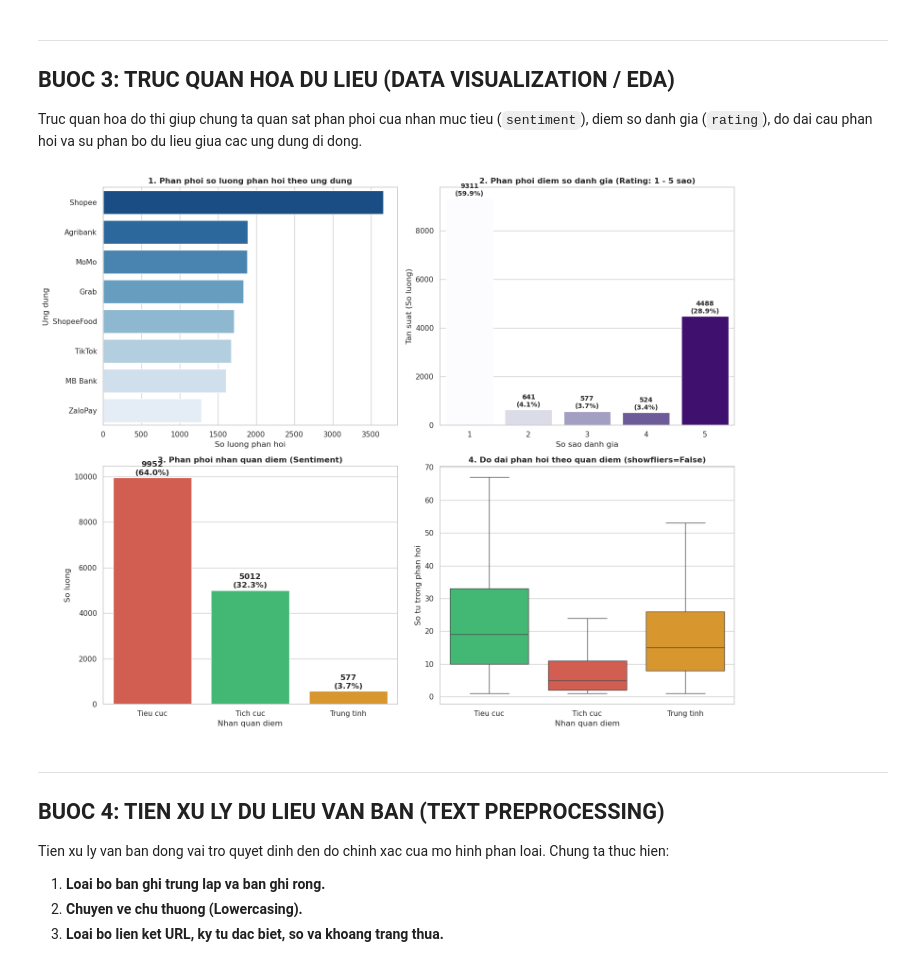
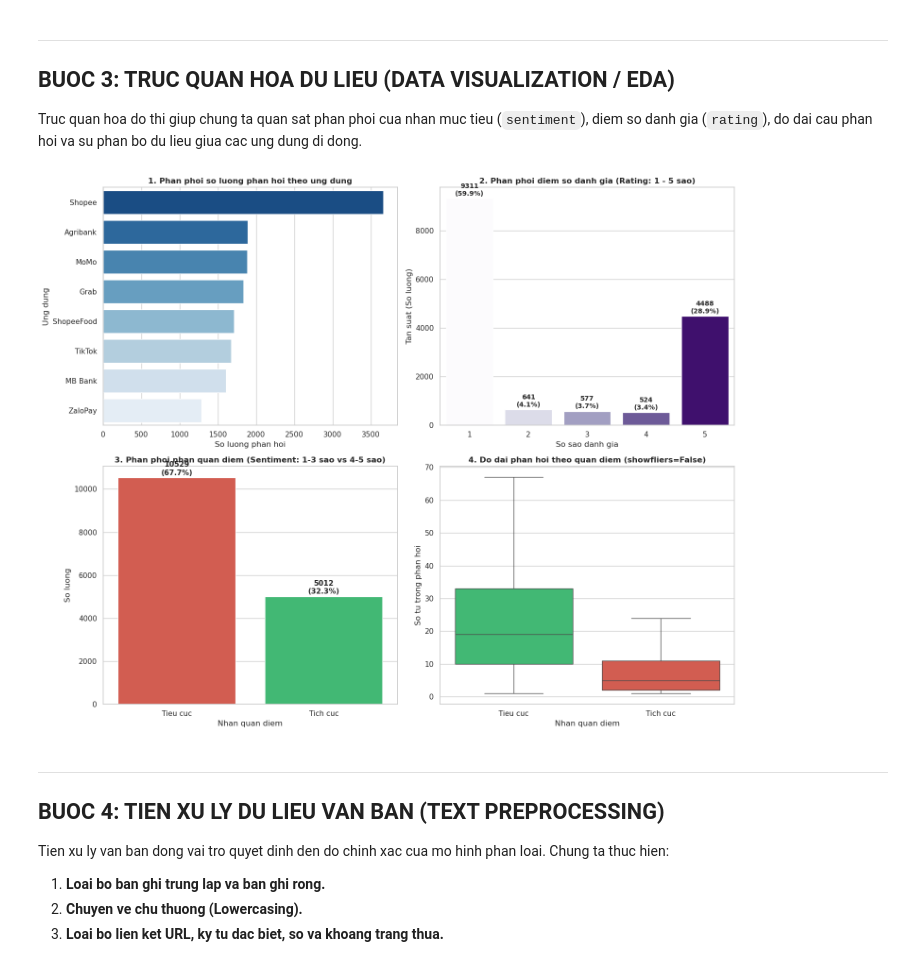
Before and after one commit to sonle-dev/NLP-Mobile-App-Sentiment-Analysis, a Jupyter notebook: du_an_hoc_may_nhom_12.ipynb, the cells around one changed output. Saved outputs shown, nothing was run; the diff lists cells and outputs as text; code cells hidden in the pictures.

Commit message:
feat: Re-map sentiment from start (1, 2, 3 stars -> Negative, 4, 5 stars -> Positive)

```diff
--- a/du_an_hoc_may_nhom_12.ipynb
+++ b/du_an_hoc_may_nhom_12.ipynb
@@ -48,14 +48,14 @@ if data_path is None:
     raise FileNotFoundError("Khong tim thay tep du lieu trong thu muc data/")
 df = pd.read_csv(data_path)
 
-# 3. Chuan hoa nhan sentiment sang khong dau tranh loi font bang unicodedata
-def strip_accents(s):
-    if not isinstance(s, str):
-        return s
-    s = s.replace('\u0111', 'd').replace('\u0110', 'D')
-    return ''.join(c for c in unicodedata.normalize('NFKD', s) if not unicodedata.combining(c))
+# 3. Chuan hoa nhan sentiment theo quy uoc moi: 1, 2, 3 sao la Tieu cuc, 4, 5 sao la Tich cuc
+def assign_sentiment(r):
+    try:
+        return 'Tieu cuc' if int(r) in [1, 2, 3] else 'Tich cuc'
+    except:
+        return 'Tieu cuc'
 
-df['sentiment'] = df['sentiment'].apply(strip_accents)
+df['sentiment'] = df['rating'].apply(assign_sentiment)
 
 # 4. Hien thi 5 dong dau tien cua bang du lieu
 print(f"=== DOC DU LIEU THANH CONG TU: {data_path} ===")
@@ -222,40 +222,40 @@ sns.barplot(
     hue=rating_counts_list.index, palette='Purples', legend=False
 )
 axes[0, 1].set_title('2. Phan phoi diem so danh gia (Rating: 1 - 5 sao)', fontsize=12, fontweight='bold')
 axes[0, 1].set_xlabel('So sao danh gia')
 axes[0, 1].set_ylabel('Tan suat (So luong)')
 for i, v in enumerate(rating_counts_list.values):
     axes[0, 1].text(i, v + 120, f"{v}\n({v / len(df) * 100:.1f}%)", ha='center', fontweight='bold', fontsize=10)
 
-# 3. Phan phoi nhan quan diem (Sentiment)
-sentiment_order = ['Tieu cuc', 'Tich cuc', 'Trung tinh']
+# 3. Phan phoi nhan quan diem (Sentiment: 1, 2, 3 sao la Tieu cuc; 4, 5 sao la Tich cuc)
+sentiment_order = ['Tieu cuc', 'Tich cuc']
 sentiment_counts = df['sentiment'].value_counts().reindex(sentiment_order)
 sns.barplot(
     x=sentiment_counts.index, y=sentiment_counts.values, ax=axes[1, 0],
-    hue=sentiment_counts.index, palette=['#e74c3c', '#2ecc71', '#f39c12'], legend=False
+    hue=sentiment_counts.index, palette=['#e74c3c', '#2ecc71'], legend=False
 )
-axes[1, 0].set_title('3. Phan phoi nhan quan diem (Sentiment)', fontsize=12, fontweight='bold')
+axes[1, 0].set_title('3. Phan phoi nhan quan diem (Sentiment: 1-3 sao vs 4-5 sao)', fontsize=12, fontweight='bold')
 axes[1, 0].set_xlabel('Nhan quan diem')
 axes[1, 0].set_ylabel('So luong')
 for i, v in enumerate(sentiment_counts.values):
-    axes[1, 0].text(i, v + 120, f"{v}\n({v / len(df) * 100:.1f}%)", ha='center', fontweight='bold')
+    axes[1, 0].text(i, v + 120, f"{v}\n({v / len(df) * 100:.1f}%)", ha='center', fontweight='bold', fontsize=11)
 
 # 4. Phan phoi do dai cau phan hoi (so tu) theo nhan quan diem
 df['word_count'] = df['content'].apply(lambda x: len(str(x).split()))
 sns.boxplot(
     data=df, x='sentiment', y='word_count', order=sentiment_order, ax=axes[1, 1],
-    hue='sentiment', palette=['#e74c3c', '#2ecc71', '#f39c12'], legend=False, showfliers=False
+    hue='sentiment', palette=['#e74c3c', '#2ecc71'], legend=False, showfliers=False
 )
 axes[1, 1].set_title('4. Do dai phan hoi theo quan diem (showfliers=False)', fontsize=12, fontweight='bold')
 axes[1, 1].set_xlabel('Nhan quan diem')
 axes[1, 1].set_ylabel('So tu trong phan hoi')
 
 plt.tight_layout()
 os.makedirs('reports/figures', exist_ok=True)
 plt.savefig('reports/figures/eda_overview.png', dpi=300)
 plt.show()
 # %% [output]
-[figure, old version]
+[figure, new version]
 # %% [markdown]
 ---
 ## BUOC 4: TIEN XU LY DU LIEU VAN BAN (TEXT PREPROCESSING)
```
Also changed, not shown: parts of 5 cells of this notebook, 14 other files.
